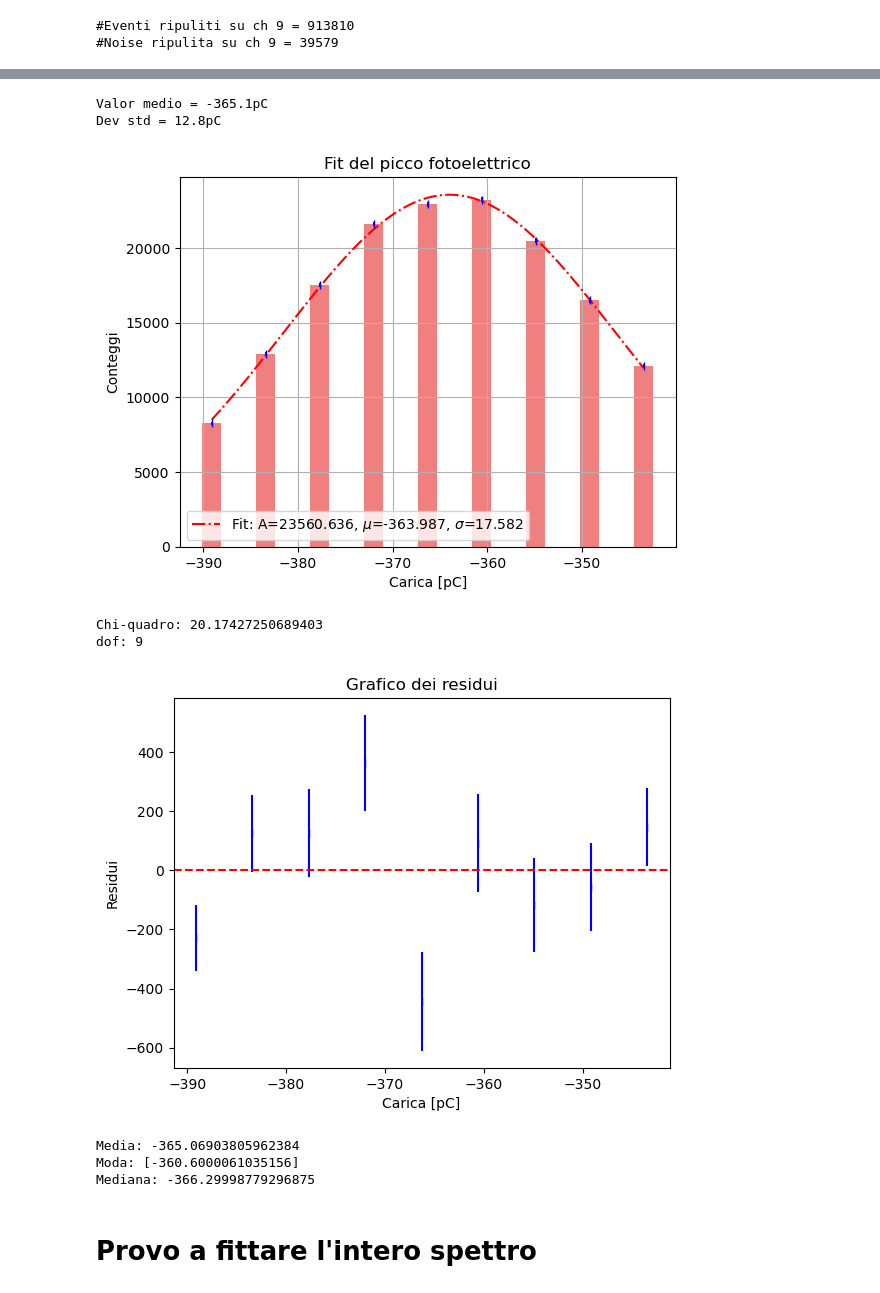
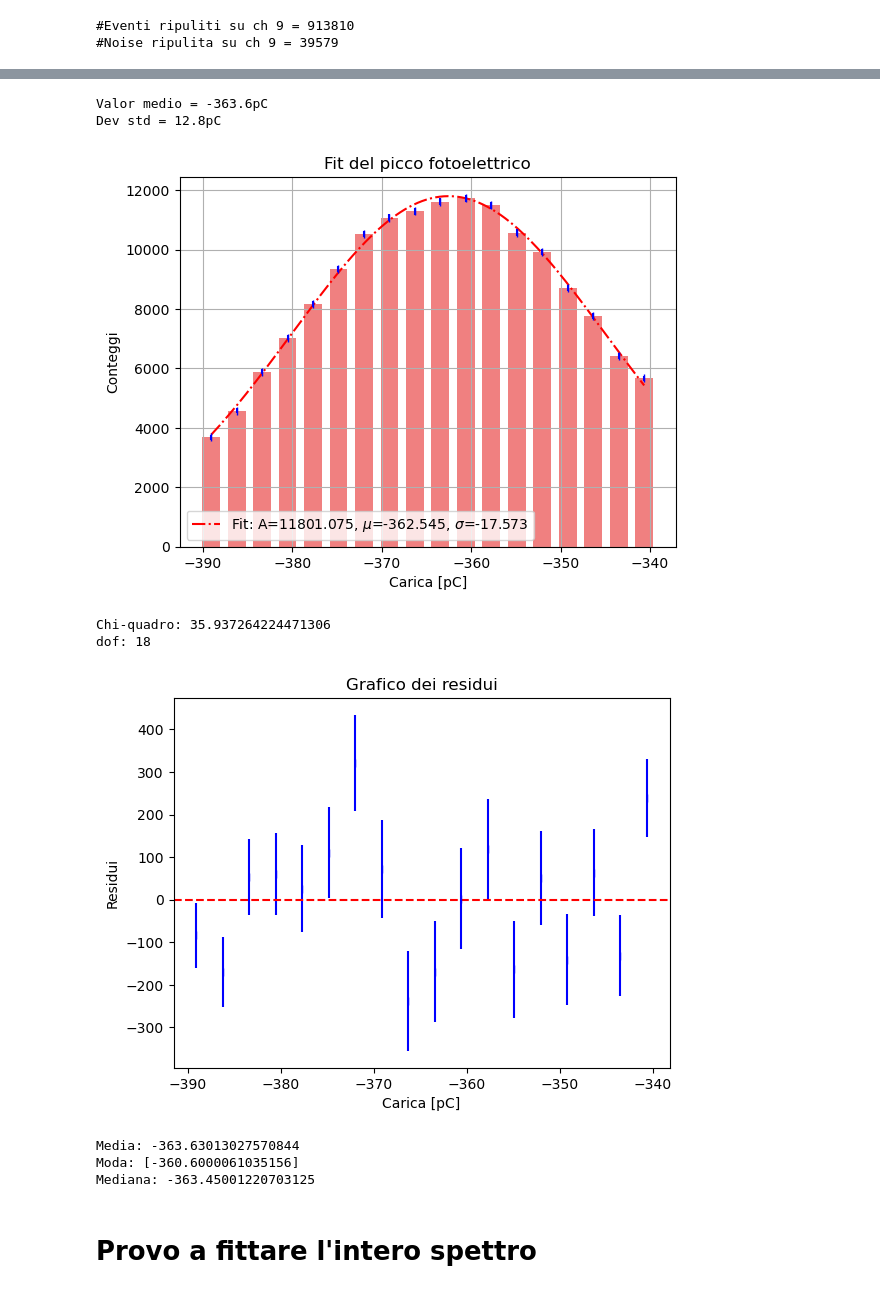
Before and after one commit to 0-DvD-0/Sfera, a Jupyter notebook: Jupyter/SpectrumAnalysis_ch9.ipynb, the cells around one changed output, grey strips where cells are left out. Drawn from its saved outputs; the diff is of its cells as text; code cells hidden in the pictures.

```diff
--- a/Jupyter/SpectrumAnalysis_ch9.ipynb
+++ b/Jupyter/SpectrumAnalysis_ch9.ipynb
@@ -66,7 +66,7 @@ print("#Noise ripulita su ch " + str(channel) + " = " + str(len(chargeN)))
 #Eventi ripuliti su ch 9 = 913810
 #Noise ripulita su ch 9 = 39579
 # %%
-bin = 100 #Binnaggio scelto?
+bin = 200 #Binnaggio scelto?
 
 binN , edgeN , _= plt.hist(chargeN, bins=bin, range=(-600, Q_max),
                            density = False, label = "Background\n" + str(len(chargeN)) + " evt")
@@ -149,8 +149,8 @@ err = np.sqrt(binCs  + binN_Ren )
 err_noise=np.sqrt(binN_Ren)
 #Determinazione del picco
 peak_cntr = np.argmax(binSign)
-peak_ledge = peak_cntr - 5
-peak_redge = peak_cntr + 4
+peak_ledge = peak_cntr - 10
+peak_redge = peak_cntr + 8
 
 
 trash = plt.errorbar(edgeN[1:peak_ledge+1], binSign[:peak_ledge], err[:peak_ledge], color='deepskyblue', fmt='|')
@@ -196,49 +196,52 @@ print("Dev std = " + str(round(weighted_std, 1)) + "pC")
 
 
 # Facciamo il fit della gaussiana ai dati
-popt, pcov = curve_fit(gaussian, bin_centers, counts_photo, p0=[1, weighted_mean, weighted_std], sigma=err_photo,
+popt_gaus, pcov = curve_fit(gaussian, bin_centers, counts_photo, p0=[1, weighted_mean, weighted_std], sigma=err_photo,
                         maxfev = 5000)
 
 # Plot dell'istogramma e della curva di fit
 plt.bar(edge_photo,counts_photo,width=2, color = "lightcoral")
 x_values=np.linspace(np.min(edge_photo), np.max(edge_photo), 200)
-plt.plot(x_values, gaussian(x_values, *popt), 'r-', label='Fit: A=%5.3f, $\mu$=%5.3f, $\sigma$=%5.3f' % tuple(popt), ls = "-.")
+plt.plot(x_values, gaussian(x_values, *popt_gaus), 'r-', label='Fit: A=%5.3f, $\mu$=%5.3f, $\sigma$=%5.3f' % tuple(popt_gaus), ls = "-.")
 plt.errorbar(edge_photo, counts_photo, err_photo, color='blue', fmt='|')
 plt.legend()
 plt.xlabel('Carica [pC]')
 plt.ylabel('Conteggi')
 plt.title("Fit del picco fotoelettrico")
 plt.grid()
 plt.savefig("../Fig/Picco_Cs.png")
 plt.show()
 
 
 #fare chi quadro e residui
-valori_previsti = gaussian(edge_photo, *popt)
+valori_previsti = gaussian(edge_photo, *popt_gaus)
 
 # 2. Calcola il chi-quadro
 chi_quadro = np.sum(((counts_photo - valori_previsti) / err_photo)**2)
 
 print("Chi-quadro:", chi_quadro)
 print("dof:", np.size(counts_photo))
 
 # 3. Calcola i residui
 residui = counts_photo - valori_previsti
 
 # 4. Traccia il grafico dei residui
 plt.errorbar(edge_photo, residui, err_photo,color='blue', fmt='|')
 plt.axhline(y=0, color='red', linestyle='--')
 plt.xlabel('Carica [pC]')
 plt.ylabel('Residui')
 plt.title('Grafico dei residui')
 plt.show()
+
+stima1=popt_gaus[1]
+inc1=pcov[1][1]
 # %% [output]
-Valor medio = -365.1pC
+Valor medio = -363.6pC
 Dev std = 12.8pC
-[figure, old version]
+[figure, new version]
-Chi-quadro: 20.17427250689403
-dof: 9
+Chi-quadro: 35.937264224471306
+dof: 18
-[figure, old version]
+[figure, new version]
 # %%
 #edge_photo in realtà contiene i centri dei bin
 mean = np.average(edge_photo, weights=counts_photo)
@@ -258,9 +261,9 @@ print("Media:", mean)
 print("Moda:", mode_result)
 print("Mediana:", median_result)
 # %% [output]
-Media: -365.06903805962384
+Media: -363.63013027570844
 Moda: [-360.6000061035156]
-Mediana: -366.29998779296875
+Mediana: -363.45001220703125
 # %% [markdown]
 # Provo a fittare l'intero spettro
 # %%
```
Also changed, not shown: parts of 21 cells of this notebook, 1 other file.
